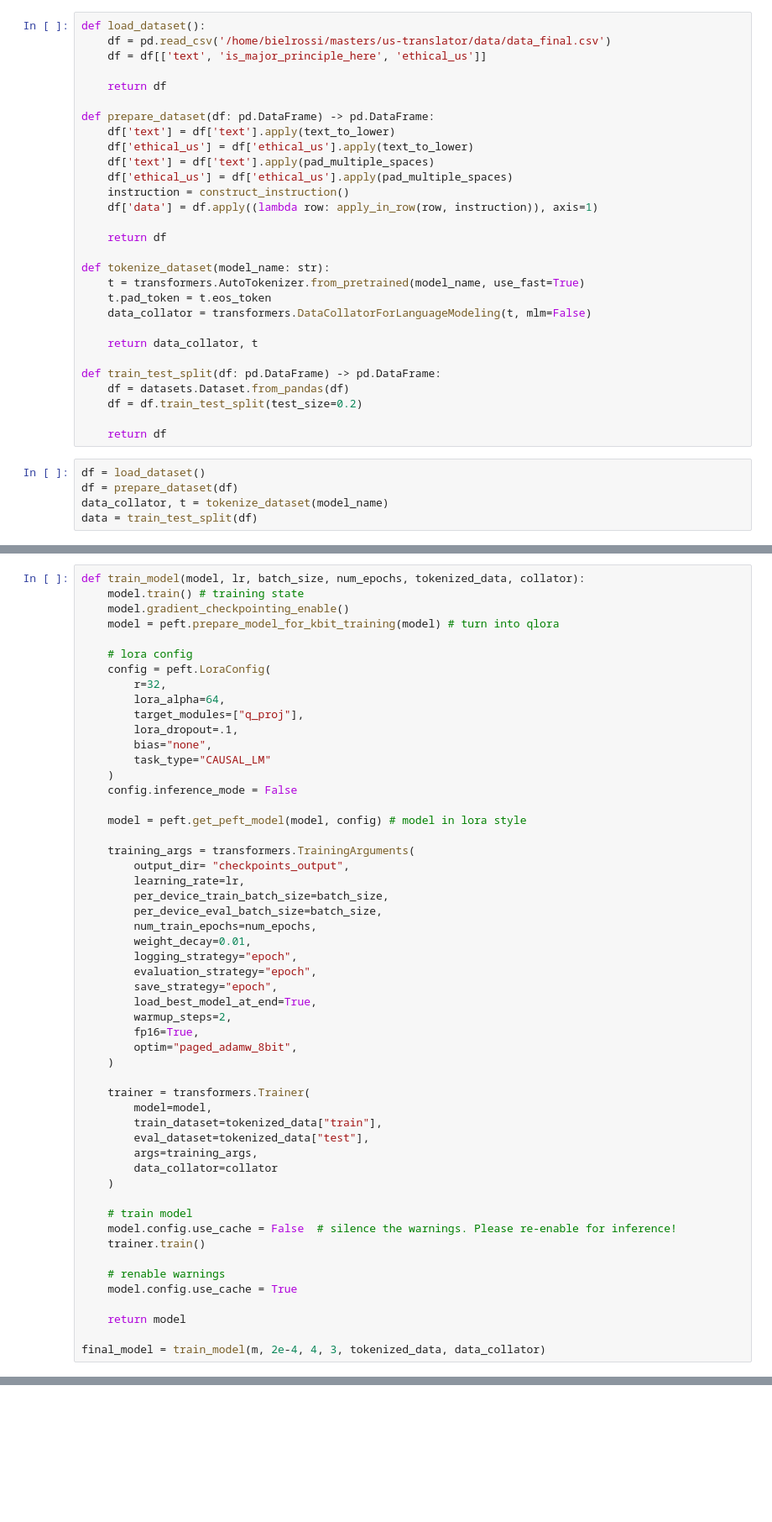
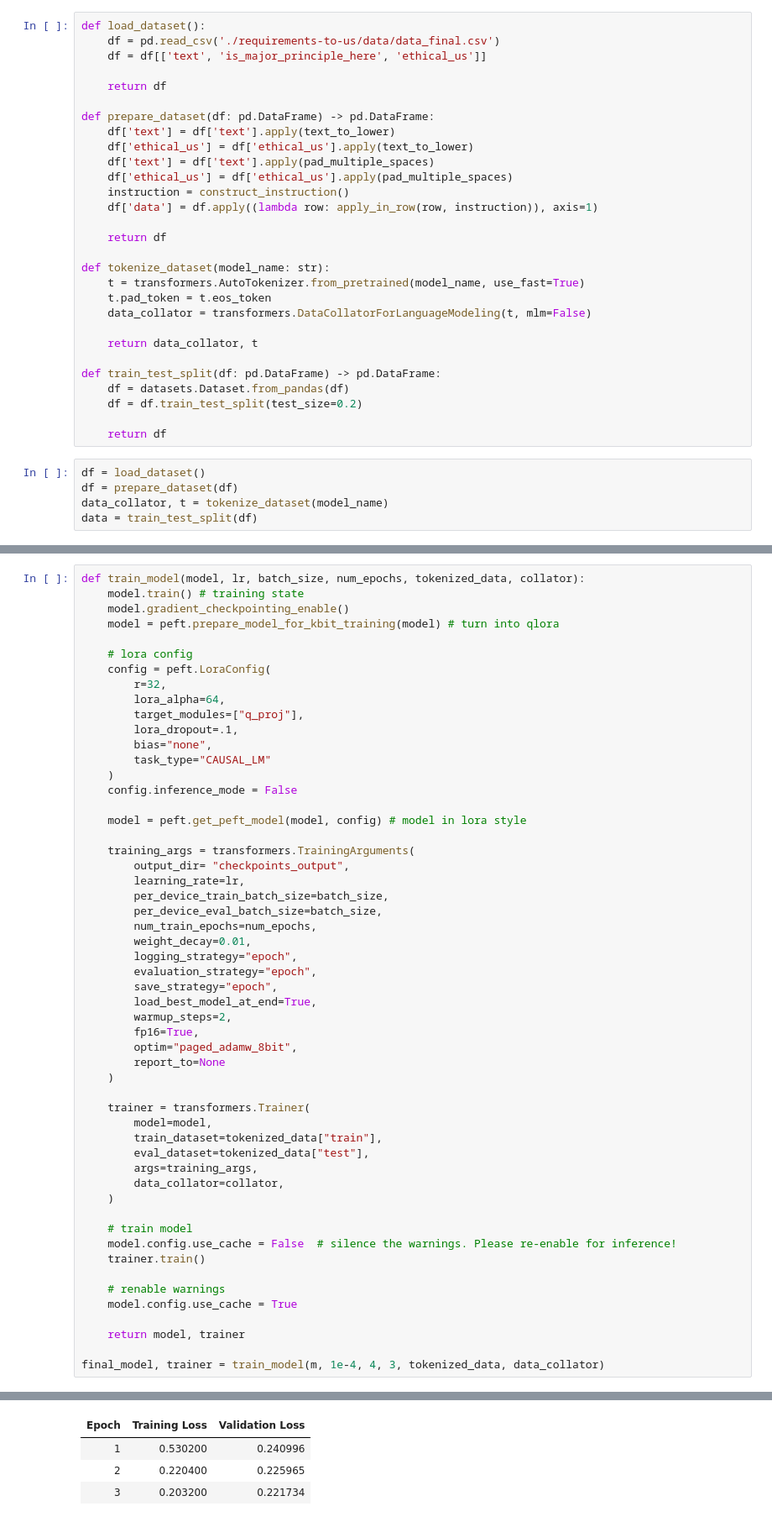
Before and after one commit to joaorossi15/requirements-to-us, a Jupyter notebook: model/model.ipynb, the cells around one changed output, grey strips where cells are left out. Shown: that part at 84% size. Saved outputs shown, nothing was run; the diff lists cells and outputs as text; blank space fills up the shorter version.

```diff
--- a/model/model.ipynb
+++ b/model/model.ipynb
@@ -56,7 +105,7 @@ def apply_in_row(row, instruction):
     return f'''<s>[INST] {instruction}\n{row['text']}\n[/INST] {row['ethical_us']}</s>'''
 # %%
 def load_dataset():
-    df = pd.read_csv('/home/bielrossi/masters/us-translator/data/data_final.csv')
+    df = pd.read_csv('./requirements-to-us/data/data_final.csv')
     df = df[['text', 'is_major_principle_here', 'ethical_us']]
 
     return df
@@ -138,6 +187,7 @@ def train_model(model, lr, batch_size, num_epochs, tokenized_data, collator):
         warmup_steps=2,
         fp16=True,
         optim="paged_adamw_8bit",
+        report_to=None
     )
 
     trainer = transformers.Trainer(
@@ -145,7 +195,7 @@ def train_model(model, lr, batch_size, num_epochs, tokenized_data, collator):
         train_dataset=tokenized_data["train"],
         eval_dataset=tokenized_data["test"],
         args=training_args,
-        data_collator=collator
+        data_collator=collator,
     )
 
     # train model
@@ -155,6 +205,7 @@ def train_model(model, lr, batch_size, num_epochs, tokenized_data, collator):
     # renable warnings
     model.config.use_cache = True
 
-    return model
+    return model, trainer
 
-final_model = train_model(m, 2e-4, 4, 3, tokenized_data, data_collator)
+final_model, trainer = train_model(m, 1e-4, 4, 3, tokenized_data, data_collator)
+# %% [output]
@@ -161,3 +214,7 @@ final_model = train_model(m, 2e-4, 4, 3, tokenized_data, data_collator)
+| Epoch | Training Loss | Validation Loss |
+| 1 | 0.530200 | 0.240996 |
+| 2 | 0.220400 | 0.225965 |
+| 3 | 0.203200 | 0.221734 |
 # %%
 prompt_template = lambda comment: f'''[INST] Transform the requirement below into a one line brief description of an ethical user story \n{comment} \n[/INST]'''
 comment = "The user need an authentication token to login."
```
Also changed, not shown: parts of 10 cells of this notebook.
